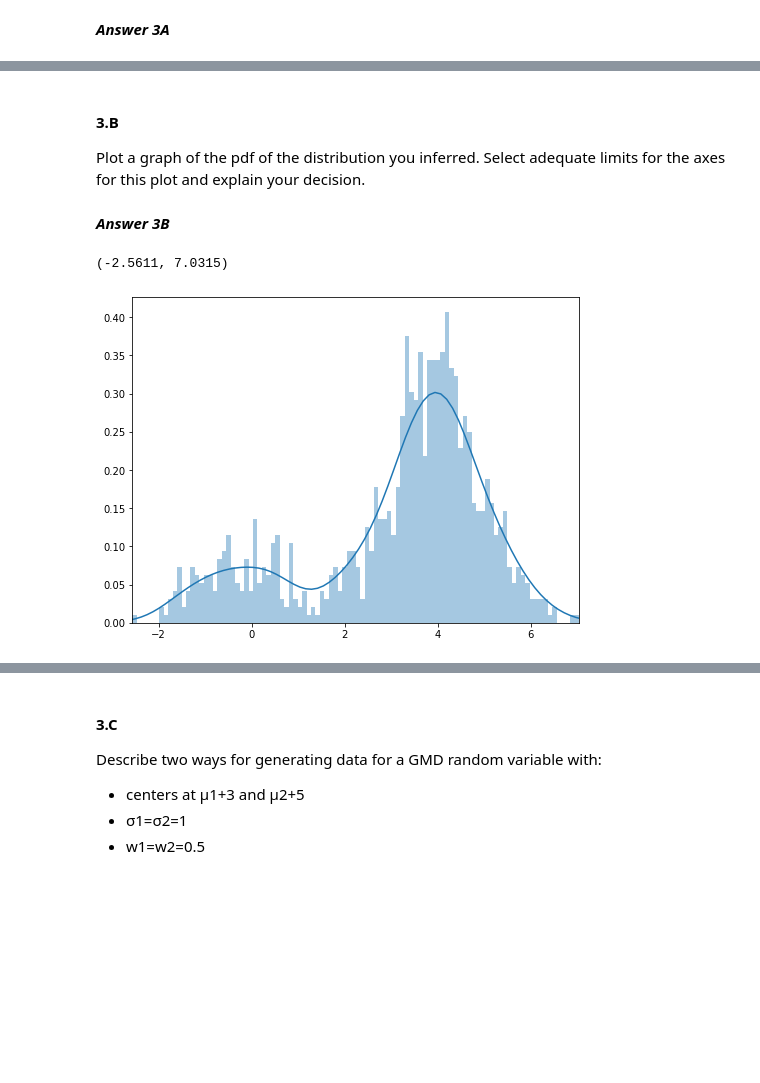
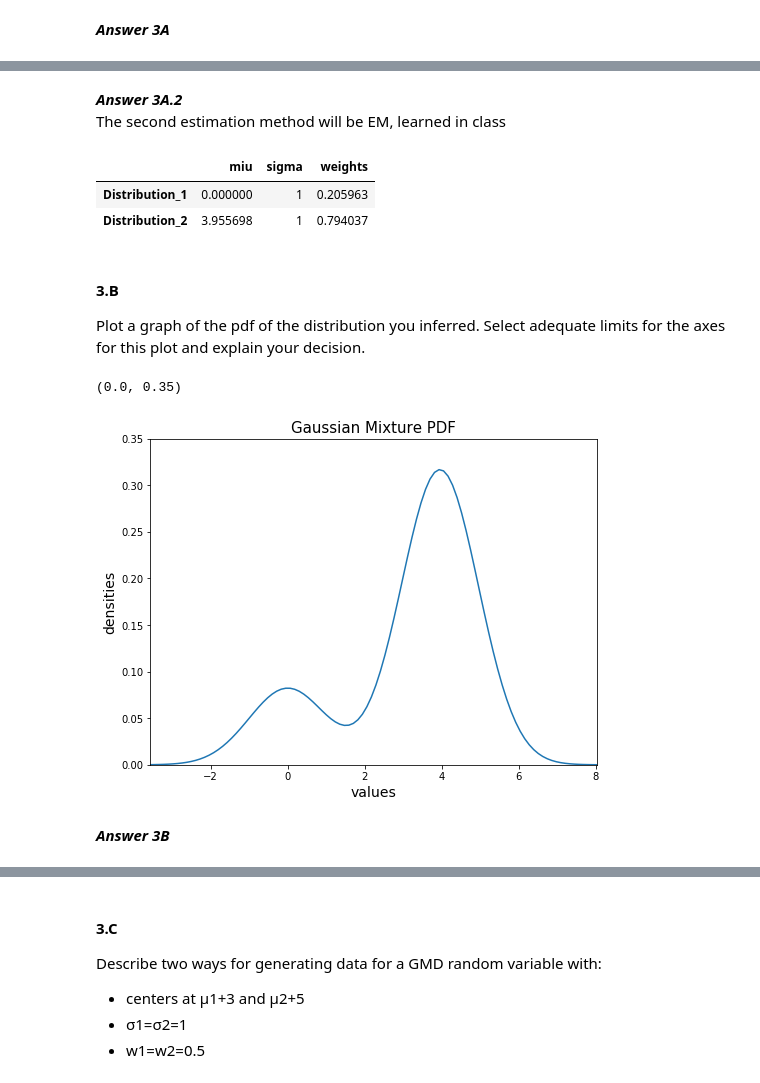
Before and after one commit to mayakerem/StatisticsDataAnalysis, a Jupyter notebook: HW2.ipynb, the cells around one changed output, grey strips where cells are left out. Cells and saved outputs as stored; diff of their text form; code cells hidden in the pictures; blank space fills up the shorter version.

```diff
--- a/HW2.ipynb
+++ b/HW2.ipynb
@@ -243,13 +273,73 @@ Provide an estimate for the other parameters of the distribution in two differen
+# %% [markdown]
+*__Answer 3A.2__*
+The second estimation method will be EM, learned in class
+# %%
+# we guessed the following initial parameters (on purpose not the same parameters that we visualized):
+# w_1 = 0. 4
+# w_2 = 0.6
+# mu_2 = 7
+
+init_w = [0.4, 0.6]
+dist_1 = pd.DataFrame([[0, 1, init_w[0]]], columns=["miu", "sigma", "weights"])
+dist_2 = pd.DataFrame([[7, 1, init_w[1]]], columns=["miu", "sigma", "weights"])
+
+def find_params(data_count, resps):
+    weight_1 = resps[0].sum() / data_count
+    weight_2 = resps[1].sum() / data_count
+    miu_2 = (gmd_df * resps[1]).sum() / (data_count * weight_2)
+    return [miu_2, weight_1, weight_2]
+
+def find_resp(data):
+    prob_1 = stats.norm.pdf(data, loc=dist_1['miu'] * dist_1['weights'].values, scale=dist_1['sigma'])
+    prob_2 = stats.norm.pdf(data, loc=dist_2['miu'] * dist_2['weights'].values, scale=dist_2['sigma'])
+    cum_probs = prob_1 + prob_2
+    return [prob_1 / cum_probs, prob_2 / cum_probs]
+
+for i in range(1000):
+    data_count = data.shape[0]
+    resps = find_resp(data)
+    params = find_params(data_count, resps)
+    miu_2 = params[0]
+    w_1 = params[1]
+    w_2 = params[2]
+    # continue until we reach desired threshold
+    if np.isclose(w_1, dist_1['weights'], 0.001) and np.isclose(w_2, dist_2['weights'], 0.001) and np.isclose(miu_2, dist_2["miu"], 0.001):
+        break
+    dist_1['weights'] = w_1
+    dist_2['weights'] = w_2
+    dist_2["miu"] = miu_2
+
+result_df = pd.concat([dist_1, dist_2], axis=0)
+result_df.index = ['Distribution_1', 'Distribution_2']
+result_df
+# %% [output]
+|  | miu | sigma | weights |
+| Distribution_1 | 0.000000 | 1 | 0.205963 |
+| Distribution_2 | 3.955698 | 1 | 0.794037 |
 # %% [markdown]
 #### 3.B
 Plot a graph of the pdf of the distribution you inferred. Select adequate limits for the axes for this plot and explain your decision.
+# %%
+# We will choose the following limits:
+# 1. for the x axis - between the minimum and maximum values in the given data (+-1)
+# 2. for the y axis - This is a pdf and we don't have a density greater than 0.4 - we chose limits of [0,0.4]
+x = np.linspace(gmd_df.min()-1, gmd_df.max()+1, num=100)
+y = result_df.loc["Distribution_1", "weights"] * stats.norm.pdf(x, loc=result_df.loc["Distribution_1", "miu"], \
+    scale=result_df.loc["Distribution_1", "sigma"]) + result_df.loc["Distribution_2", "weights"] * stats.norm.pdf(x, loc=result_df.loc["Distribution_2", "miu"], \
+    scale=result_df.loc["Distribution_2", "sigma"])
+
+x_limits = [gmd_df.min().values - 1, gmd_df.max().values + 1]
+y_limits = [0.0, 0.35]
+
+plt.figure(figsize=(8,6))
+plt.plot(x,y)
+plt.title("Gaussian Mixture PDF", fontsize=15)
+plt.xlabel("values", fontsize=14)
+plt.ylabel("densities", fontsize=14)
+plt.xlim(x_limits[0], x_limits[1])
+plt.ylim(y_limits[0], y_limits[1])
+# %% [output]
+(0.0, 0.35)
+[figure, added]
 # %% [markdown]
 *__Answer 3B__*
-# %%
-plt.figure(figsize=(8,6))
-sns.distplot(data, bins=100)
-# Setting the x axis range to start from the minimal value of the data to the maximum
-plt.xlim(data[0].min(),data[0].max())
-# %% [output]
-(-2.5611, 7.0315)
-[figure, removed]
```
Also changed, not shown: parts of 16 cells of this notebook.
